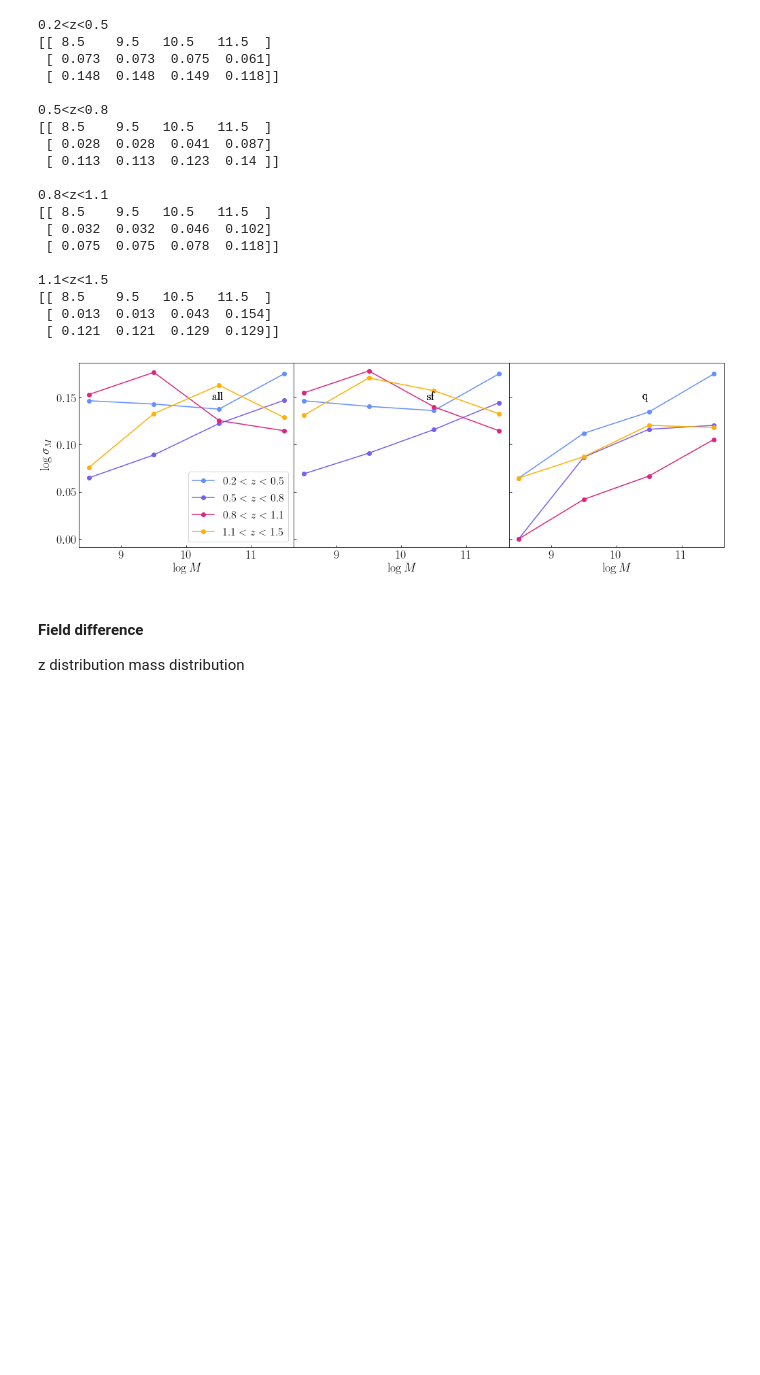
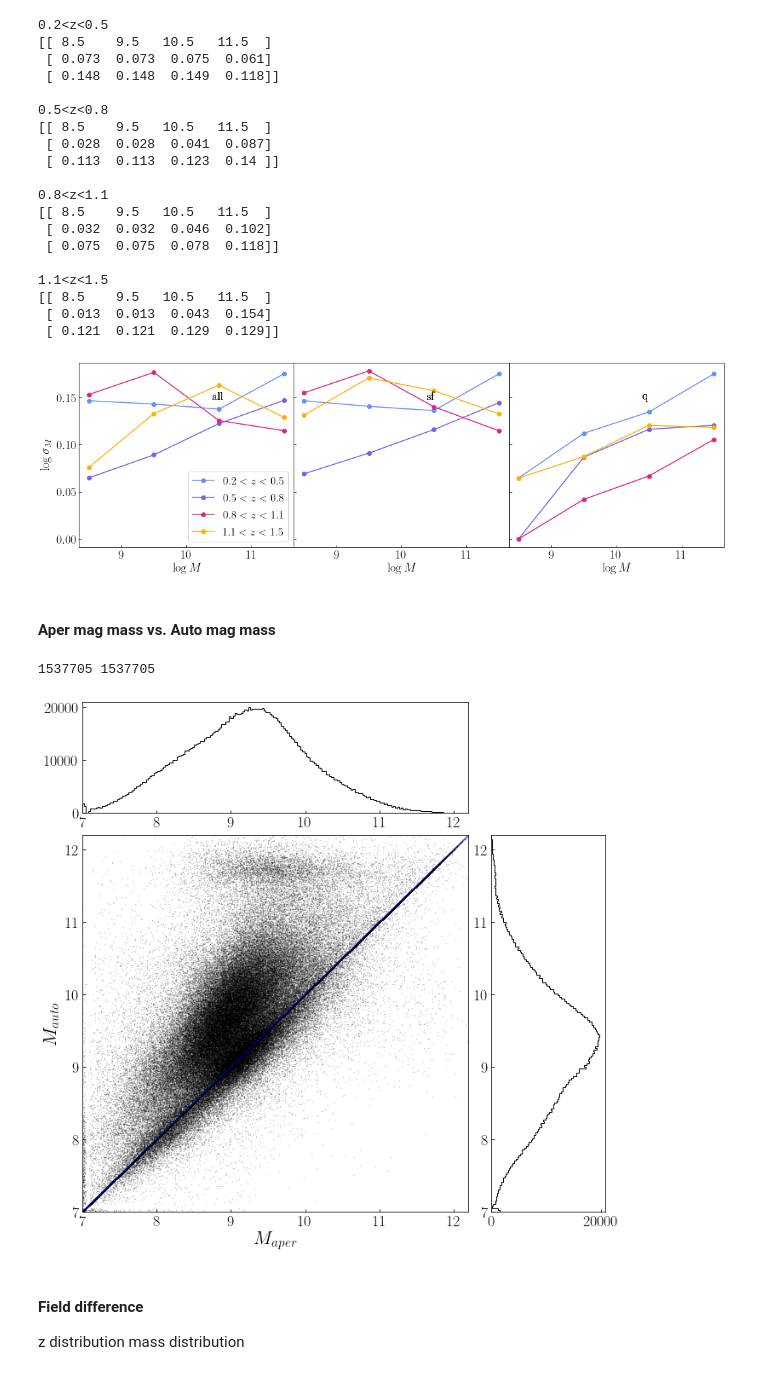
Before and after one commit to LejayChen/massive_gals, a Jupyter notebook: lephare_pcat_checks.ipynb, the cells around one changed output. Cells and saved outputs as stored; diff of their text form; code cells hidden in the pictures; blank space fills up the shorter version.

```diff
--- a/lephare_pcat_checks.ipynb
+++ b/lephare_pcat_checks.ipynb
@@ -834,6 +834,37 @@ for idx, sfq in enumerate(['all','sf','q']):
 fig.subplots_adjust(wspace=0)
 # %% [output]
 [figure]
+# %% [markdown]
+#### Aper mag mass vs. Auto mag mass
+# %%
+
+cat_aper_mag = Table.read(dev_path + 'graham_output_cats_apermag/'+'pcat_COSMOS_deep_cat_out_nomaglimit_nonir_il_nz_prior_formass_sfq_added.fits')
+cat_auto_mag = Table.read(dev_path + 'graham_output_cats/'+'pcat_COSMOS_deep_cat_out_nomaglimit_nonir_il_nz_prior_formass_sfq_added.fits')
+# %% [output]
+1537705 1537705
+# %%
+fig = plt.figure(figsize=(11,11))
+gs = gridspec.GridSpec(4, 4)
+ax_main = plt.subplot(gs[1:4, :3])
+ax_xDist = plt.subplot(gs[0, :3],sharex=ax_main)
+ax_yDist = plt.subplot(gs[1:4, 3],sharey=ax_main)
+
+ax_main.scatter(cat_aper_mag['MASS_MED_massrun'], cat_auto_mag['MASS_MED_massrun'],s=0.1,c='k',alpha=0.3,cmap='Paired')
+ax_main.set_xlim([7,12.2])
+ax_main.set_ylim([7,12.2])
+ax_main.set_xlabel('$M_{aper}$',fontsize=22)
+ax_main.set_ylabel('$M_{auto}$',fontsize=22)
+
+# 1to1 line
+ax_main.plot([7,12.2],[7,12.2],color='b',alpha=0.5)
+
+bin_number = 200
+ax_xDist.hist(cat_aper_mag['MASS_MED_massrun'],histtype='step',color='k',range=(7,12.2),bins=bin_number,align='mid')
+ax_yDist.hist(cat_auto_mag['MASS_MED_massrun'],histtype='step',color='k',range=(7,12.2),bins=bin_number,orientation='horizontal',align='mid')
+
+plt.show()
+# %% [output]
+[figure, added]
 # %% [markdown]
 #### Field difference
 
```
Also changed, not shown: parts of 1 cell of this notebook, 3 other files.
